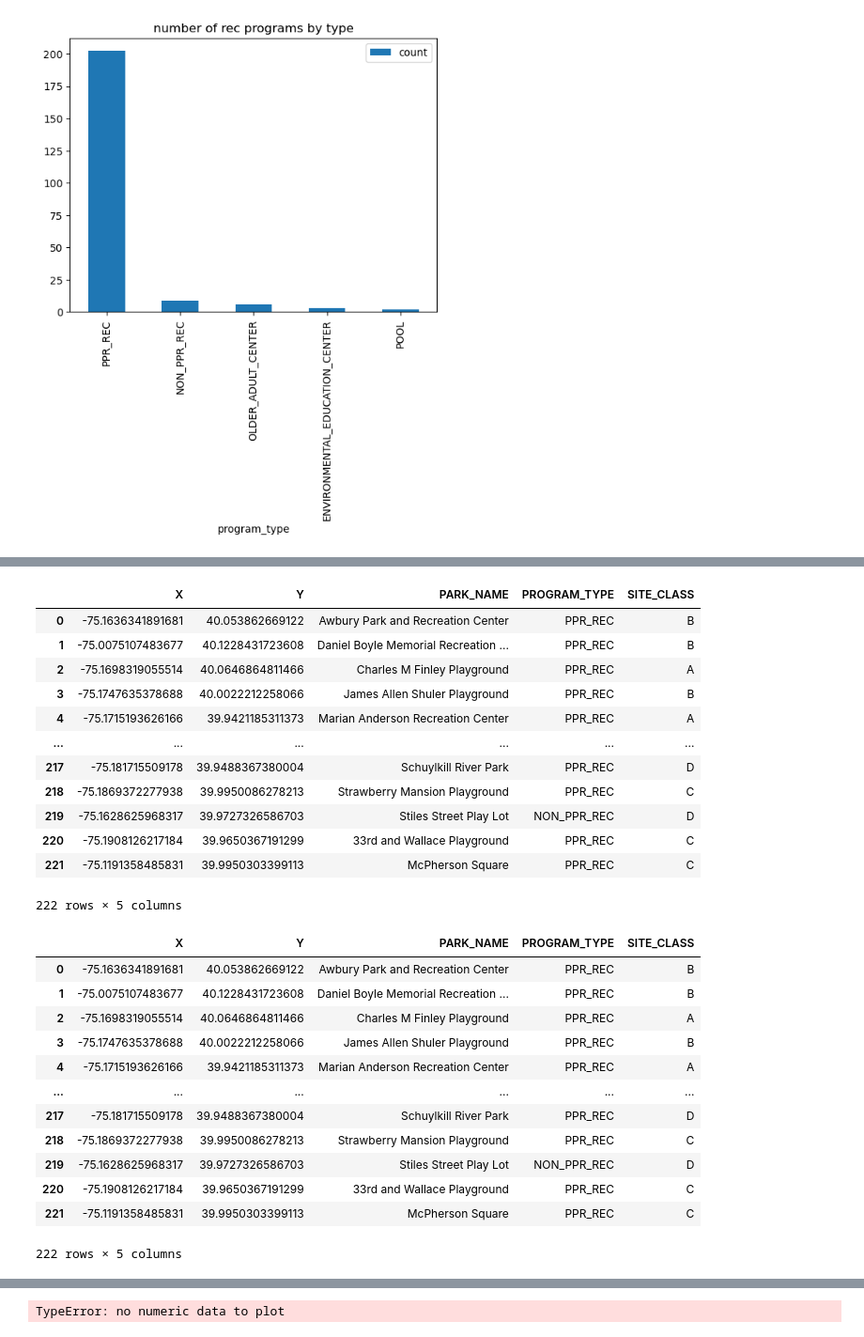
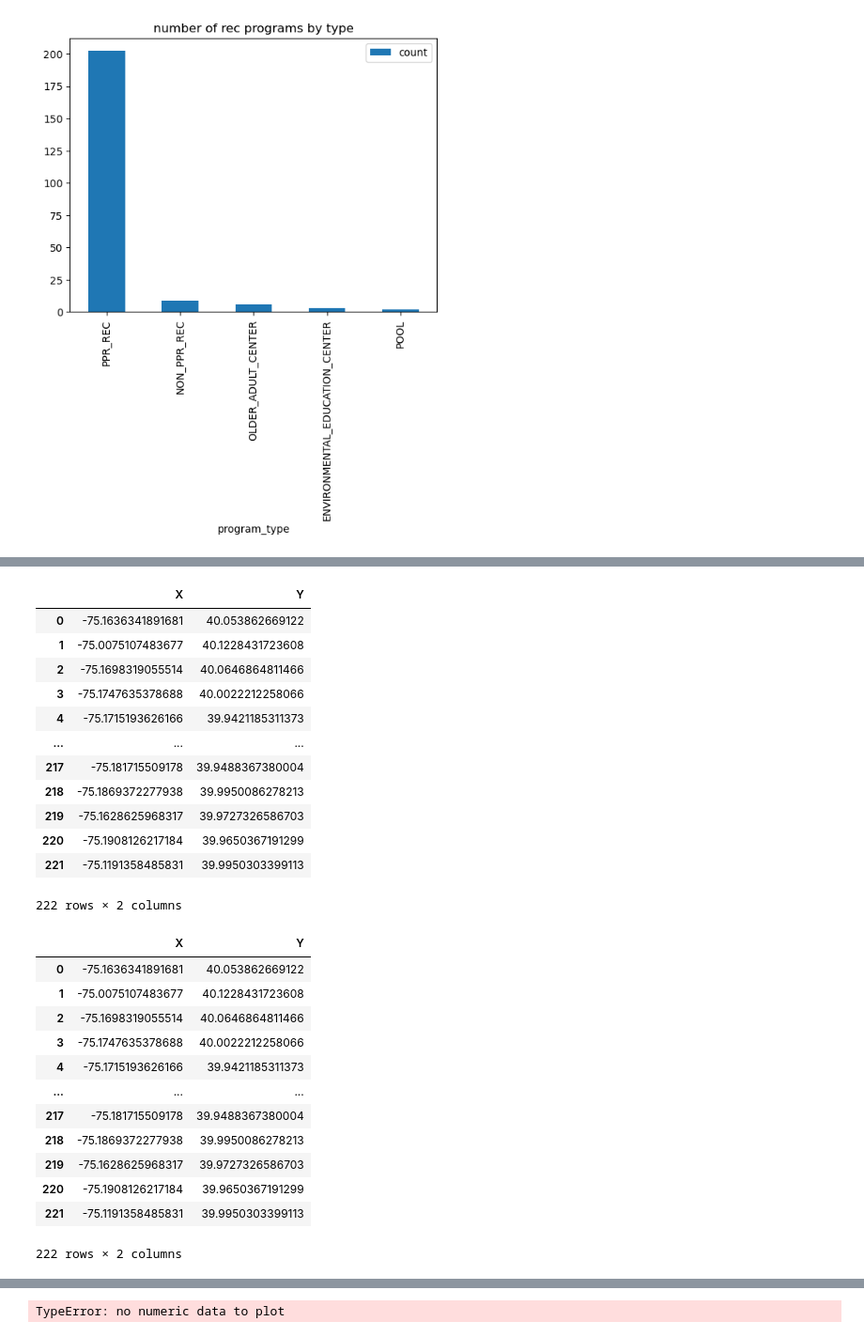
Before and after one commit to DejaMcCauley/up221-deja, a Jupyter notebook: week02/week 2 assignment.ipynb, the cells around one changed output, grey strips where cells are left out. Shown at 94% size. Cells and saved outputs as stored; diff of their text form; code cells hidden in the pictures.

```diff
--- a/week02/week 2 assignment.ipynb
+++ b/week02/week 2 assignment.ipynb
@@ -219,5 +219,5 @@ foods[['X','Y','PARK_NAME','PROGRAM_TYPE','SITE_CLASS']]
 # %%
-desired_columns = ['X','Y','PARK_NAME','PROGRAM_TYPE','SITE_CLASS']
+desired_columns = ['X','Y']
 
 # subset based on desired columns
 foods[desired_columns].sample(5)
@@ -242,36 +242,36 @@ foods.head()
 foods_trimmed = foods[desired_columns].copy()
 foods_trimmed
 # %% [output]
-|  | X | Y | PARK_NAME | PROGRAM_TYPE | SITE_CLASS |
-| 0 | -75.1636341891681 | 40.053862669122 | Awbury Park and Recreation Center | PPR_REC | B |
-| 1 | -75.0075107483677 | 40.1228431723608 | Daniel Boyle Memorial Recreation ... | PPR_REC | B |
-| 2 | -75.1698319055514 | 40.0646864811466 | Charles M Finley Playground | PPR_REC | A |
-| 3 | -75.1747635378688 | 40.0022212258066 | James Allen Shuler Playground | PPR_REC | B |
-| 4 | -75.1715193626166 | 39.9421185311373 | Marian Anderson Recreation Center | PPR_REC | A |
-| ... | ... | ... | ... | ... | ... |
-| 217 | -75.181715509178 | 39.9488367380004 | Schuylkill River Park | PPR_REC | D |
-| 218 | -75.1869372277938 | 39.9950086278213 | Strawberry Mansion Playground | PPR_REC | C |
-| 219 | -75.1628625968317 | 39.9727326586703 | Stiles Street Play Lot | NON_PPR_REC | D |
-| 220 | -75.1908126217184 | 39.9650367191299 | 33rd and Wallace Playground | PPR_REC | C |
-| 221 | -75.1191358485831 | 39.9950303399113 | McPherson Square | PPR_REC | C |
+|  | X | Y |
+| 0 | -75.1636341891681 | 40.053862669122 |
+| 1 | -75.0075107483677 | 40.1228431723608 |
+| 2 | -75.1698319055514 | 40.0646864811466 |
+| 3 | -75.1747635378688 | 40.0022212258066 |
+| 4 | -75.1715193626166 | 39.9421185311373 |
+| ... | ... | ... |
+| 217 | -75.181715509178 | 39.9488367380004 |
+| 218 | -75.1869372277938 | 39.9950086278213 |
+| 219 | -75.1628625968317 | 39.9727326586703 |
+| 220 | -75.1908126217184 | 39.9650367191299 |
+| 221 | -75.1191358485831 | 39.9950303399113 |
-222 rows × 5 columns
+222 rows × 2 columns
 # %%
-foods_trimmed[foods_trimmed.SITE_CLASS == 'B']
+
 foods_trimmed
 # %% [output]
-|  | X | Y | PARK_NAME | PROGRAM_TYPE | SITE_CLASS |
-| 0 | -75.1636341891681 | 40.053862669122 | Awbury Park and Recreation Center | PPR_REC | B |
-| 1 | -75.0075107483677 | 40.1228431723608 | Daniel Boyle Memorial Recreation ... | PPR_REC | B |
-| 2 | -75.1698319055514 | 40.0646864811466 | Charles M Finley Playground | PPR_REC | A |
-| 3 | -75.1747635378688 | 40.0022212258066 | James Allen Shuler Playground | PPR_REC | B |
-| 4 | -75.1715193626166 | 39.9421185311373 | Marian Anderson Recreation Center | PPR_REC | A |
-| ... | ... | ... | ... | ... | ... |
-| 217 | -75.181715509178 | 39.9488367380004 | Schuylkill River Park | PPR_REC | D |
-| 218 | -75.1869372277938 | 39.9950086278213 | Strawberry Mansion Playground | PPR_REC | C |
-| 219 | -75.1628625968317 | 39.9727326586703 | Stiles Street Play Lot | NON_PPR_REC | D |
-| 220 | -75.1908126217184 | 39.9650367191299 | 33rd and Wallace Playground | PPR_REC | C |
-| 221 | -75.1191358485831 | 39.9950303399113 | McPherson Square | PPR_REC | C |
+|  | X | Y |
+| 0 | -75.1636341891681 | 40.053862669122 |
+| 1 | -75.0075107483677 | 40.1228431723608 |
+| 2 | -75.1698319055514 | 40.0646864811466 |
+| 3 | -75.1747635378688 | 40.0022212258066 |
+| 4 | -75.1715193626166 | 39.9421185311373 |
+| ... | ... | ... |
+| 217 | -75.181715509178 | 39.9488367380004 |
+| 218 | -75.1869372277938 | 39.9950086278213 |
+| 219 | -75.1628625968317 | 39.9727326586703 |
+| 220 | -75.1908126217184 | 39.9650367191299 |
+| 221 | -75.1191358485831 | 39.9950303399113 |
-222 rows × 5 columns
+222 rows × 2 columns
 # %%
 foods_trimmed
 # %% [output]
```
Also changed, not shown: parts of 3 cells of this notebook, 10 other files.
